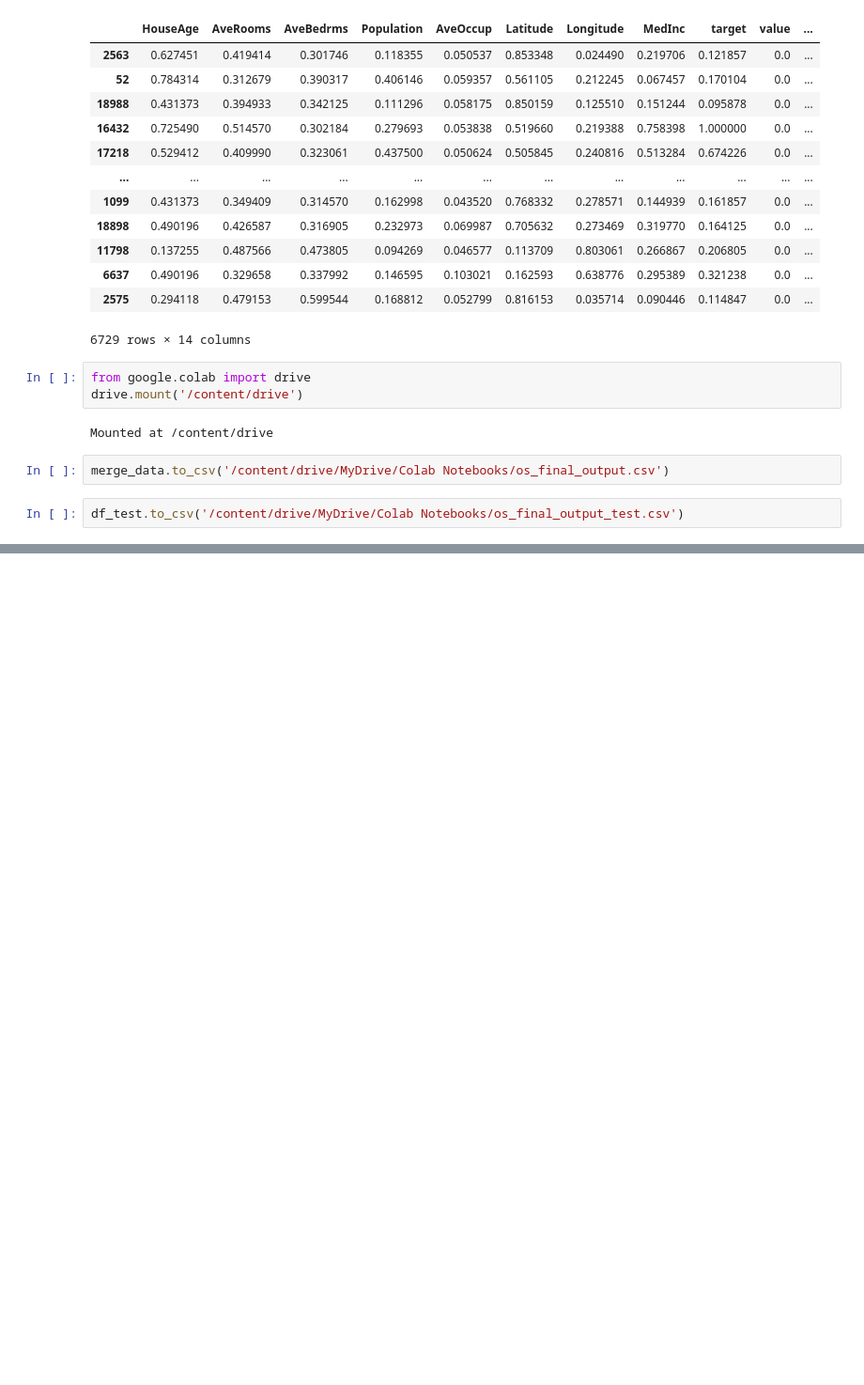
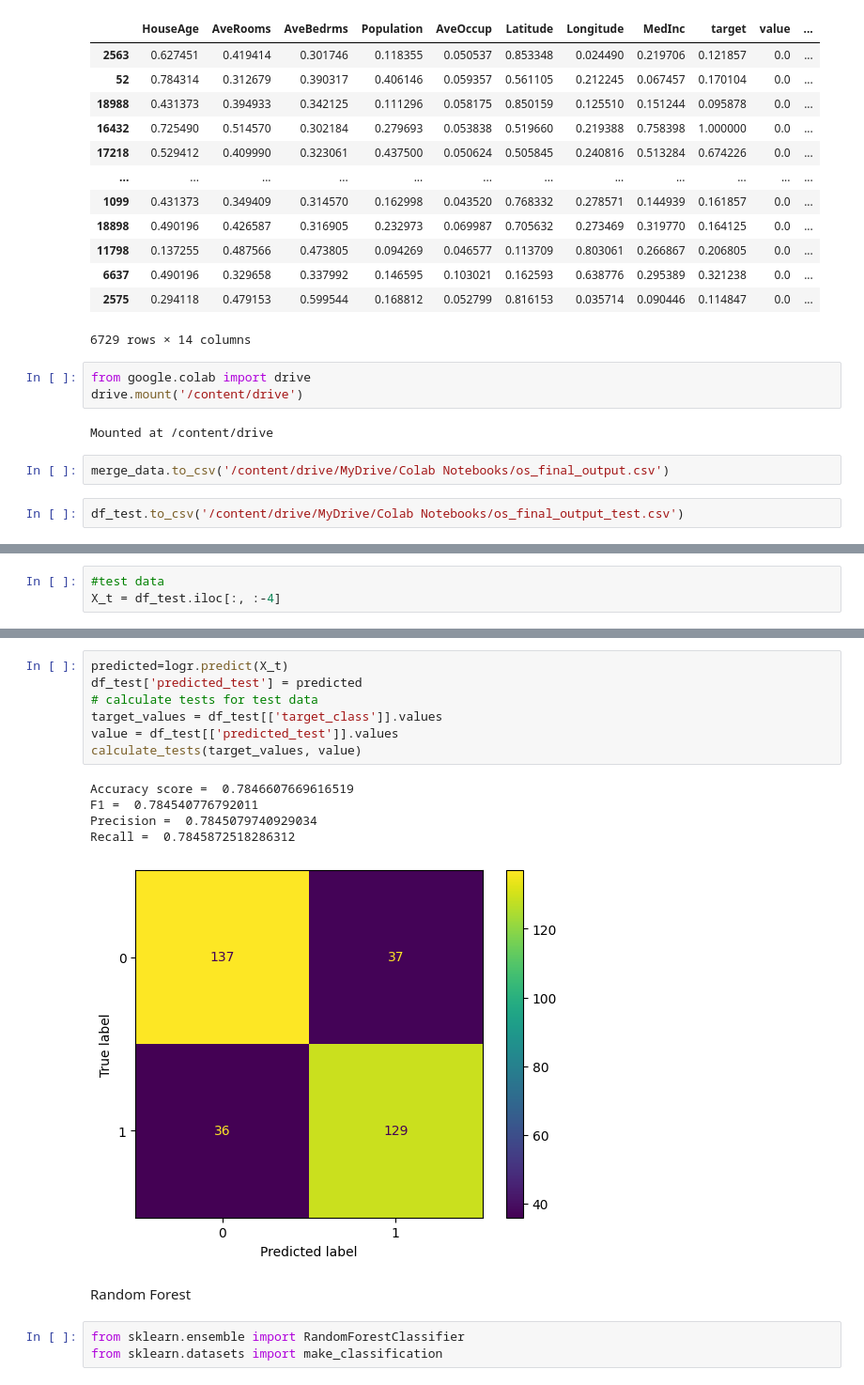
Before and after one commit to erikaminarikova/REFRESH, a Jupyter notebook: example_12_ordinal_sums_ostrava_data_2classes_different_learning_methods.ipynb, the cells around one changed output, grey strips where cells are left out. Shown at 94% size. Drawn from its saved outputs; the diff is of its cells as text; blank space fills up the shorter version.

```diff
--- a/example_12_ordinal_sums_ostrava_data_2classes_different_learning_methods.ipynb
+++ b/example_12_ordinal_sums_ostrava_data_2classes_different_learning_methods.ipynb
@@ -666,0 +745,3 @@ df_test.to_csv('/content/drive/MyDrive/Colab Notebooks/os_final_output_test.csv'
+# %%
+#test data
+X_t = df_test.iloc[:, :-4]
@@ -666,0 +764,18 @@ df_test.to_csv('/content/drive/MyDrive/Colab Notebooks/os_final_output_test.csv'
+# %%
+predicted=logr.predict(X_t)
+df_test['predicted_test'] = predicted
+# calculate tests for test data
+target_values = df_test[['target_class']].values
+value = df_test[['predicted_test']].values
+calculate_tests(target_values, value)
+# %% [output]
+Accuracy score =  0.7846607669616519
+F1 =  0.784540776792011
+Precision =  0.7845079740929034
+Recall =  0.7845872518286312
+[figure, added]
+# %% [markdown]
+Random Forest
+# %%
+from sklearn.ensemble import RandomForestClassifier
+from sklearn.datasets import make_classification
```
Also changed, not shown: parts of 15 cells of this notebook.
